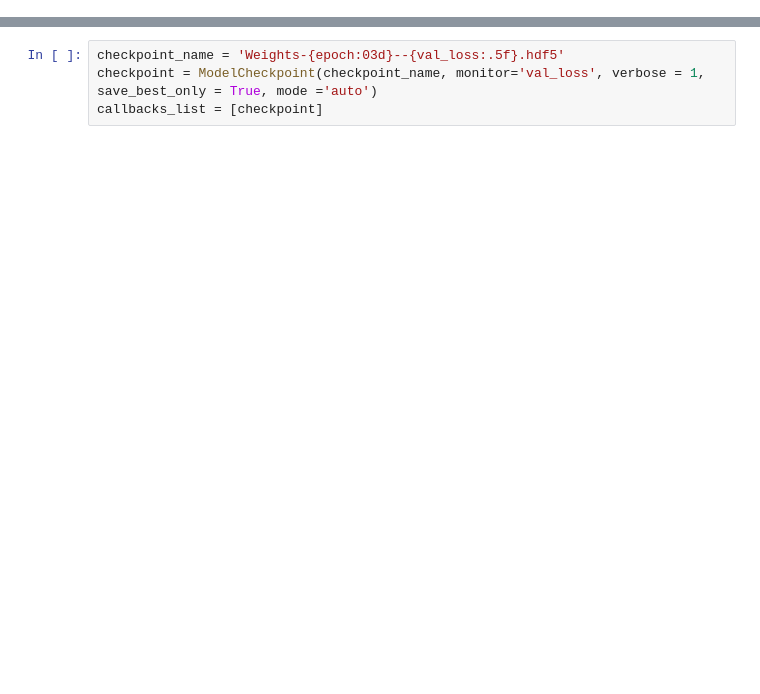
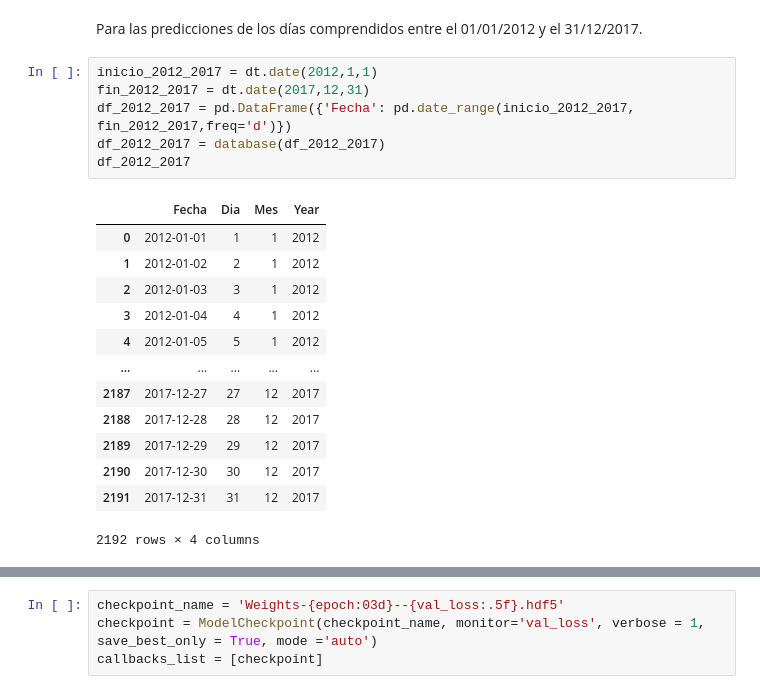
Before and after one commit to szambranog/Trabajo4TAE, a Jupyter notebook: TAE_Trabajo_4.ipynb, the cells around one changed output, grey strips where cells are left out. Saved outputs shown, nothing was run; the diff lists cells and outputs as text; blank space fills up the shorter version.

```diff
--- a/TAE_Trabajo_4.ipynb
+++ b/TAE_Trabajo_4.ipynb
@@ -140,0 +97,22 @@ df.head()
+# %% [markdown]
+Para las predicciones de los días comprendidos entre el 01/01/2012 y el 31/12/2017.
+# %%
+inicio_2012_2017 = dt.date(2012,1,1)
+fin_2012_2017 = dt.date(2017,12,31)
+df_2012_2017 = pd.DataFrame({'Fecha': pd.date_range(inicio_2012_2017, fin_2012_2017,freq='d')})
+df_2012_2017 = database(df_2012_2017)
+df_2012_2017
+# %% [output]
+|  | Fecha | Dia | Mes | Year |
+| 0 | 2012-01-01 | 1 | 1 | 2012 |
+| 1 | 2012-01-02 | 2 | 1 | 2012 |
+| 2 | 2012-01-03 | 3 | 1 | 2012 |
+| 3 | 2012-01-04 | 4 | 1 | 2012 |
+| 4 | 2012-01-05 | 5 | 1 | 2012 |
+| ... | ... | ... | ... | ... |
+| 2187 | 2017-12-27 | 27 | 12 | 2017 |
+| 2188 | 2017-12-28 | 28 | 12 | 2017 |
+| 2189 | 2017-12-29 | 29 | 12 | 2017 |
+| 2190 | 2017-12-30 | 30 | 12 | 2017 |
+| 2191 | 2017-12-31 | 31 | 12 | 2017 |
+2192 rows × 4 columns
```
Also changed, not shown: parts of 82 cells of this notebook.
